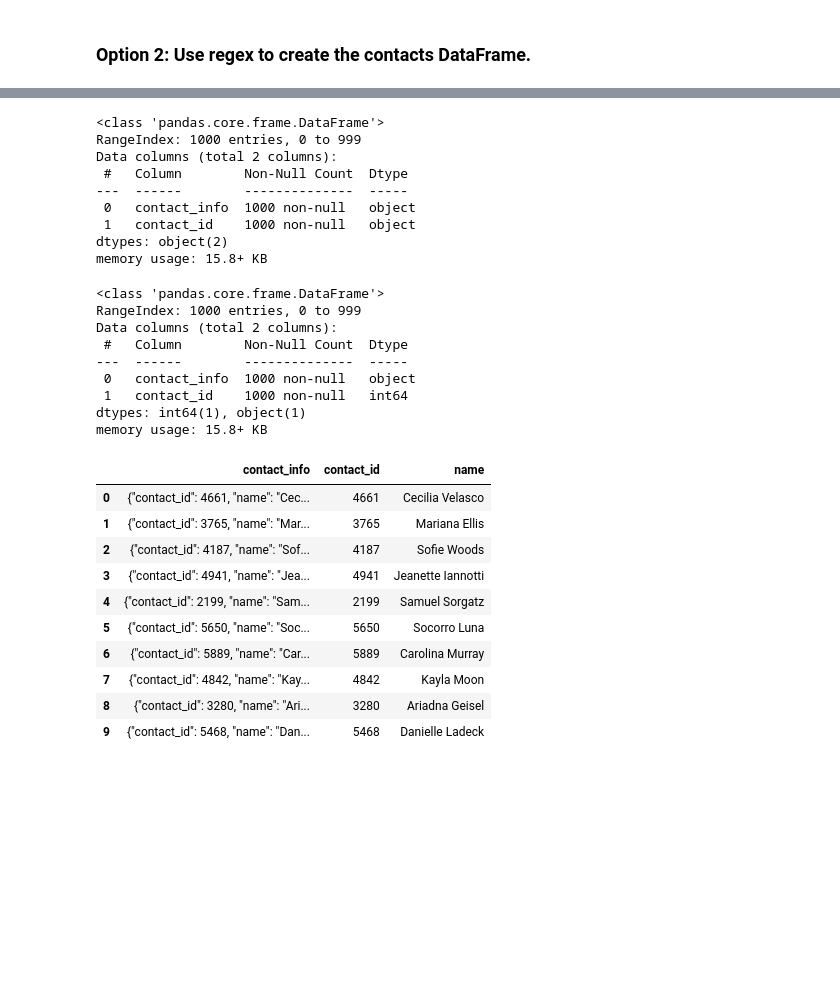
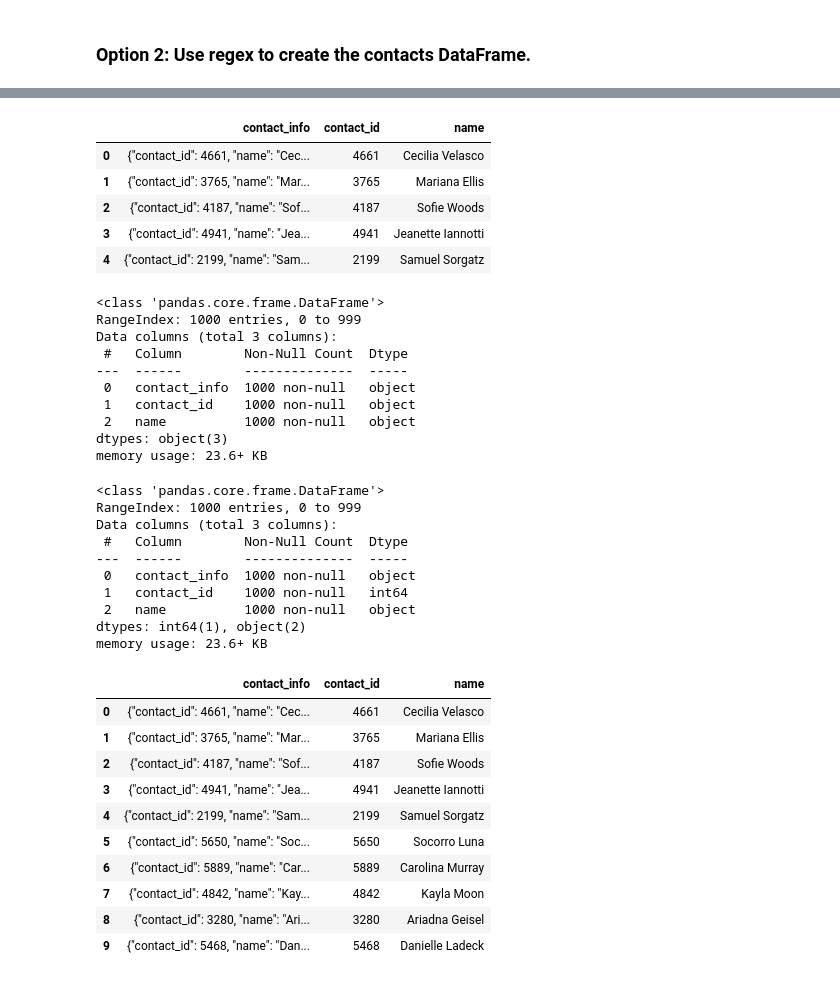
Before and after one commit to cburgyan/Crowdfunding_ETL, a Jupyter notebook: ETL_Mini_Project_SBadeaux_CCantu_KBurgyan.ipynb, the cells around one changed output, grey strips where cells are left out. Saved outputs shown, nothing was run; the diff lists cells and outputs as text; code cells hidden in the pictures; blank space fills up the shorter version.

Commit message:
extract contact_id and name

```diff
--- a/ETL_Mini_Project_SBadeaux_CCantu_KBurgyan.ipynb
+++ b/ETL_Mini_Project_SBadeaux_CCantu_KBurgyan.ipynb
@@ -426,26 +417,46 @@ contact_info_df_copy.head()
+# %%
+# Extract the four-digit contact ID number.
+contact_info_df_copy = contact_info_df_copy.iloc[1:]
+contact_info_df_copy.reset_index(inplace=True, drop=True)
+contact_info_df_copy = contact_info_df_copy.rename(columns={'   ':'contact_info'})
+contact_info_df_copy['contact_id'] = [re.findall('\d{4}', row)[0] for row in contact_info_df_copy['contact_info']]
+
+contact_info_df_copy.head()
+# %% [output]
+|  | contact_info | contact_id | name |
+| 0 | {"contact_id": 4661, "name": "Cec... | 4661 | Cecilia Velasco |
+| 1 | {"contact_id": 3765, "name": "Mar... | 3765 | Mariana Ellis |
+| 2 | {"contact_id": 4187, "name": "Sof... | 4187 | Sofie Woods |
+| 3 | {"contact_id": 4941, "name": "Jea... | 4941 | Jeanette Iannotti |
+| 4 | {"contact_id": 2199, "name": "Sam... | 2199 | Samuel Sorgatz |
 # %%
 # Check the datatypes.
+contact_info_df_copy.info()
 # %% [output]
 <class 'pandas.core.frame.DataFrame'>
 RangeIndex: 1000 entries, 0 to 999
-Data columns (total 2 columns):
+Data columns (total 3 columns):
  #   Column        Non-Null Count  Dtype
 ---  ------        --------------  -----
  0   contact_info  1000 non-null   object
  1   contact_id    1000 non-null   object
-dtypes: object(2)
-memory usage: 15.8+ KB
+ 2   name          1000 non-null   object
+dtypes: object(3)
+memory usage: 23.6+ KB
 # %%
 # Convert the "contact_id" column to an int64 data type.
+contact_info_df_copy['contact_id'] = contact_info_df_copy['contact_id'].astype('int64')
+contact_info_df_copy.info()
 # %% [output]
 <class 'pandas.core.frame.DataFrame'>
 RangeIndex: 1000 entries, 0 to 999
-Data columns (total 2 columns):
+Data columns (total 3 columns):
  #   Column        Non-Null Count  Dtype
 ---  ------        --------------  -----
  0   contact_info  1000 non-null   object
  1   contact_id    1000 non-null   int64
-dtypes: int64(1), object(1)
-memory usage: 15.8+ KB
+ 2   name          1000 non-null   object
+dtypes: int64(1), object(2)
+memory usage: 23.6+ KB
 # %%
 # Extract the name of the contact and add it to a new column.
```
Also changed, not shown: parts of 4 cells of this notebook.
